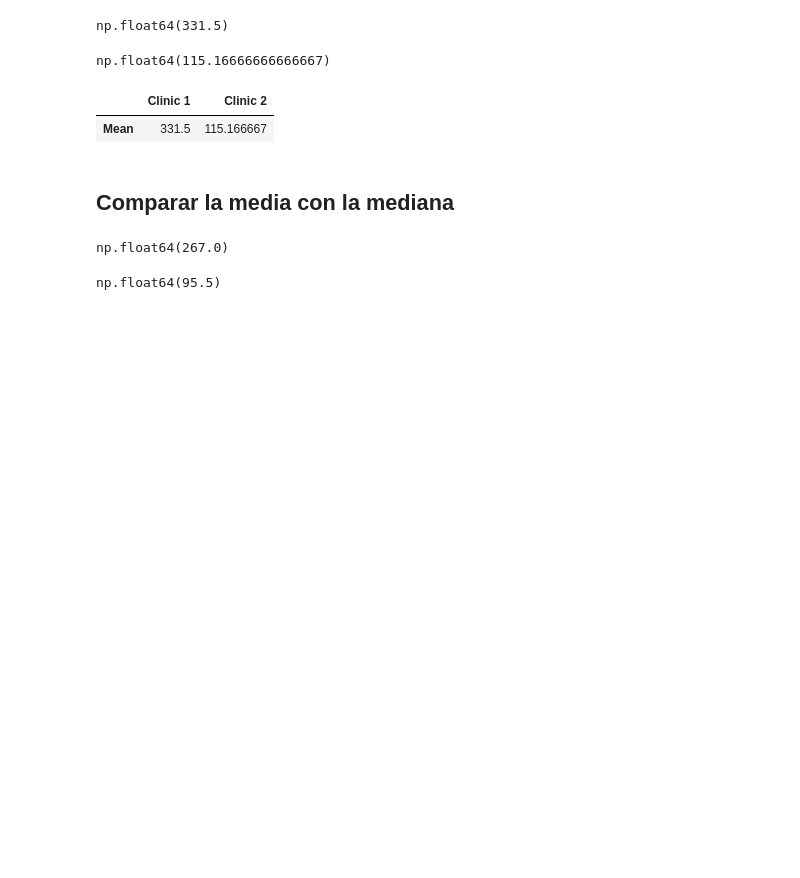
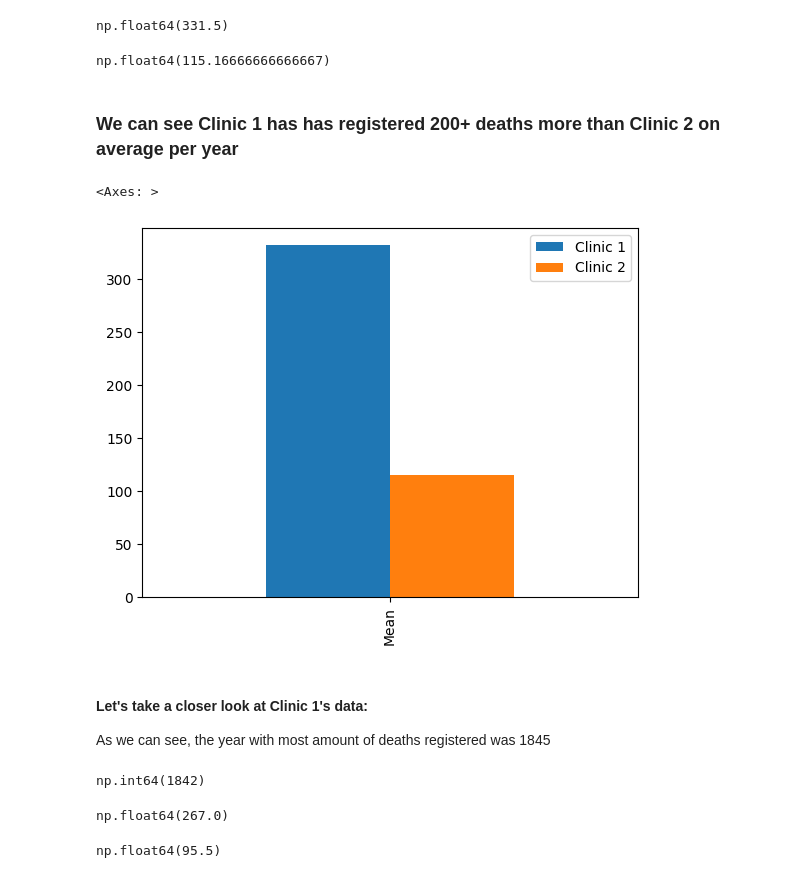
Before and after one commit to tomasfigueroaruesjas/the-effects-of-handwashing, a Jupyter notebook: Untitled.ipynb, the cells around one changed output. Drawn from its saved outputs; the diff is of its cells as text; code cells hidden in the pictures; blank space fills up the shorter version.

```diff
--- a/Untitled.ipynb
+++ b/Untitled.ipynb
@@ -48,15 +32,22 @@ mask2 = yearly_deaths['clinic'] == 'clinic 2'
 yearly_deaths[mask2].deaths.mean()
 # %% [output]
 np.float64(115.16666666666667)
+# %% [markdown]
+### We can see Clinic 1 has has registered 200+ deaths more than Clinic 2 on average per year
 # %%
 means = pd.DataFrame({'Clinic 1': [yearly_deaths[mask].deaths.mean()],'Clinic 2': [yearly_deaths[mask2].deaths.mean()]},
                     index = ['Mean'])
-means
+means.plot(kind='bar')
 # %% [output]
-|  | Clinic 1 | Clinic 2 |
-| Mean | 331.5 | 115.166667 |
+<Axes: >
+[figure, added]
-# %% [markdown]
-## <fontcolor>Comparar la media con la mediana</fontcolor>
+# %% [markdown]
+#### Let's take a closer look at Clinic 1's data: <br>
+As we can see, the year with most amount of deaths registered was 1845
+# %%
+yearly_deaths.iloc[yearly_deaths[mask].deaths.idxmax()].year
+# %% [output]
+np.int64(1842)
 # %%
 yearly_deaths[mask].deaths.median()
 # %% [output]
```
Also changed, not shown: parts of 9 cells of this notebook.
